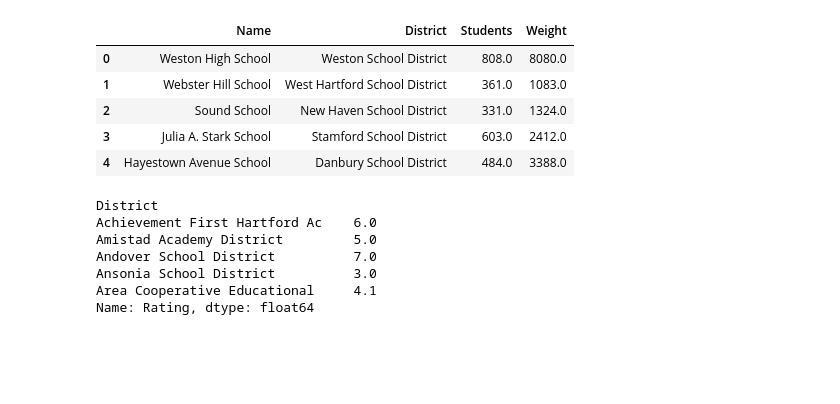
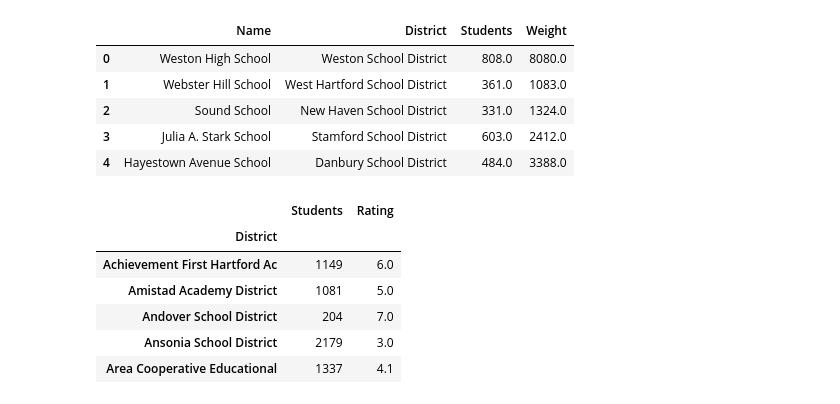
Before and after one commit to lwzbr/ct_schools_2021, a Jupyter notebook: ct_schools.ipynb, the cells around one changed output. Drawn from its saved outputs; the diff is of its cells as text; code cells hidden in the pictures; blank space fills up the shorter version.

```diff
--- a/ct_schools.ipynb
+++ b/ct_schools.ipynb
@@ -60,18 +60,20 @@ district_ratings.head()
 # %%
 district_ratings = district_ratings.groupby('District').sum()
 
-district_ratings = district_ratings[['Name']].merge(
+district_ratings = district_ratings.merge(
     (district_ratings['Weight'] / district_ratings['Students']).rename('Rating').round(1),
     left_index=True,
     right_index=True
-)['Rating']
+)[['Students','Rating']]
+
+district_ratings['Students'] = district_ratings['Students'].astype(int)
 
 district_ratings.head()
 # %% [output]
-District
-Achievement First Hartford Ac    6.0
-Amistad Academy District         5.0
-Andover School District          7.0
-Ansonia School District          3.0
-Area Cooperative Educational     4.1
-Name: Rating, dtype: float64
+|  | Students | Rating |
+| District |  |  |
+| Achievement First Hartford Ac | 1149 | 6.0 |
+| Amistad Academy District | 1081 | 5.0 |
+| Andover School District | 204 | 7.0 |
+| Ansonia School District | 2179 | 3.0 |
+| Area Cooperative Educational | 1337 | 4.1 |
```
Also changed, not shown: parts of 10 cells of this notebook, 1 other file.
